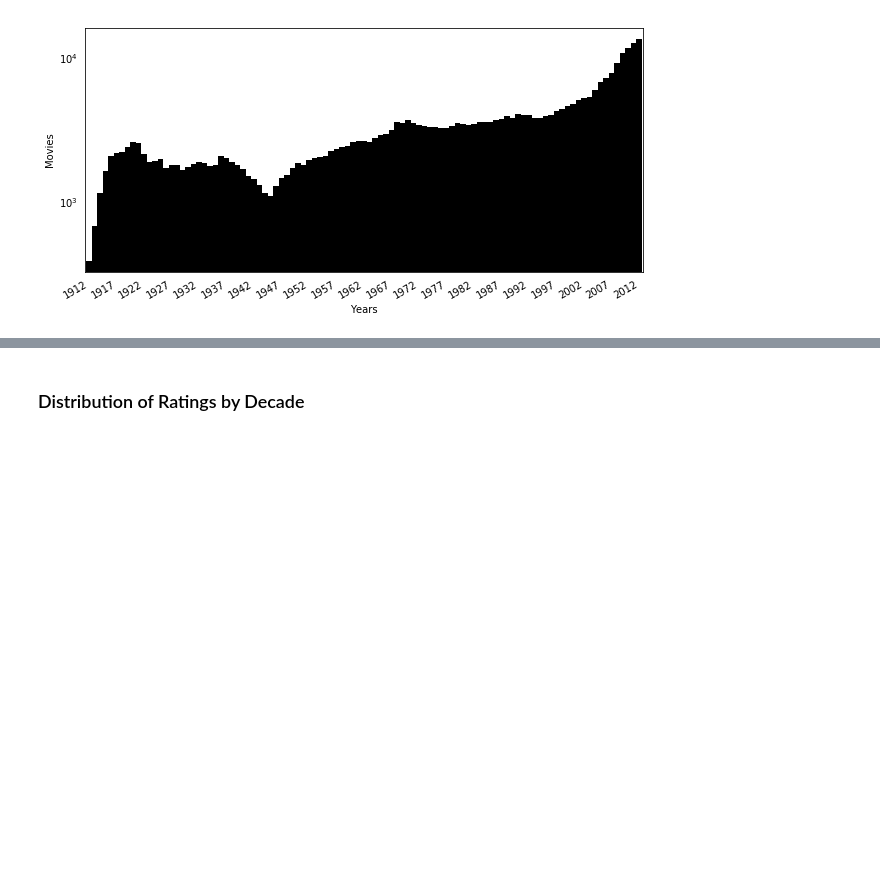
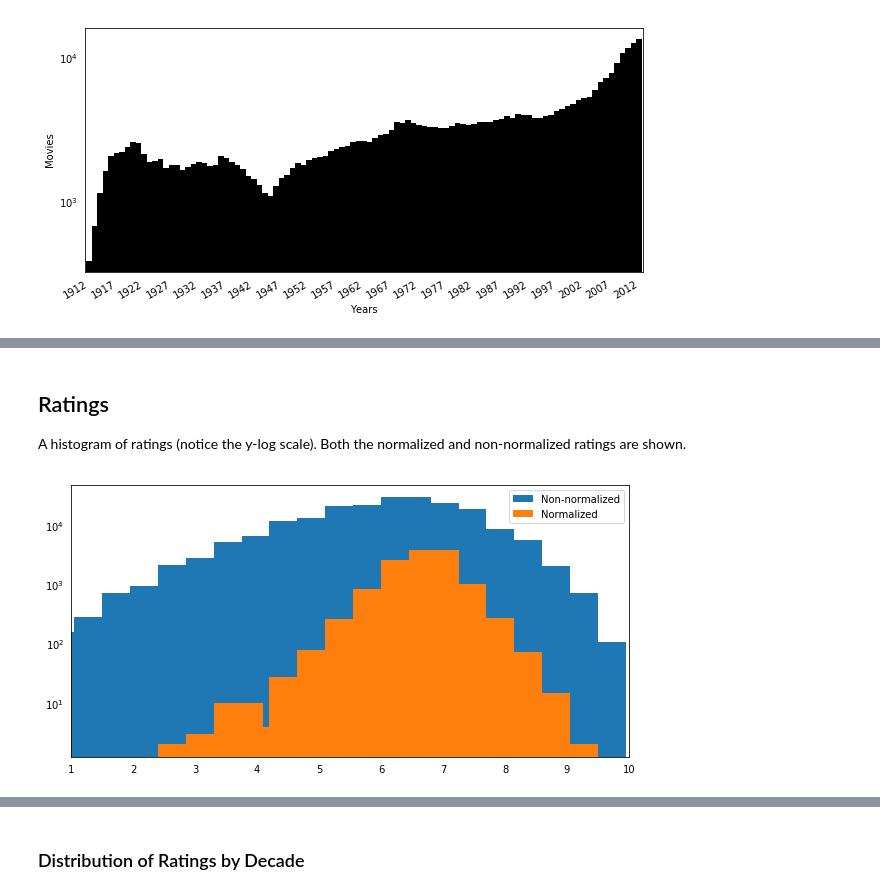
Before and after one commit to code-energy/teamspector, a Jupyter notebook: visualizations/eda.ipynb, the cells around one changed output, grey strips where cells are left out. Saved outputs shown, nothing was run; the diff lists cells and outputs as text; code cells hidden in the pictures; blank space fills up the shorter version.

```diff
--- a/visualizations/eda.ipynb
+++ b/visualizations/eda.ipynb
@@ -29,0 +54,17 @@ ax.tick_params(which='both', bottom='off', top='off', left='off', right='off')
+# %% [markdown]
+## Ratings
+
+A histogram of ratings (notice the y-log scale). Both the normalized and non-normalized ratings are shown.
+# %%
+fig, ax = plt.subplots()
+a_heights, a_bins = np.histogram(df[~df.averageRating.isnull()].averageRating, bins=20)
+b_heights, b_bins = np.histogram(df[~df.nrating.isnull()].nrating, bins=a_bins)
+ax.bar(a_bins[:-1], a_heights, label="Non-normalized")
+ax.bar(b_bins[:-1], b_heights, label="Normalized")
+ax.legend()
+ax.set_xlim((1,10))
+ax.set_yscale('log')
+fig.set_size_inches(10,5)
+ax.tick_params(which='both', bottom='off', top='off', left='off', right='off')
+# %% [output]
+[figure, added]
```
Also changed, not shown: parts of 17 cells of this notebook, 3 other files.
